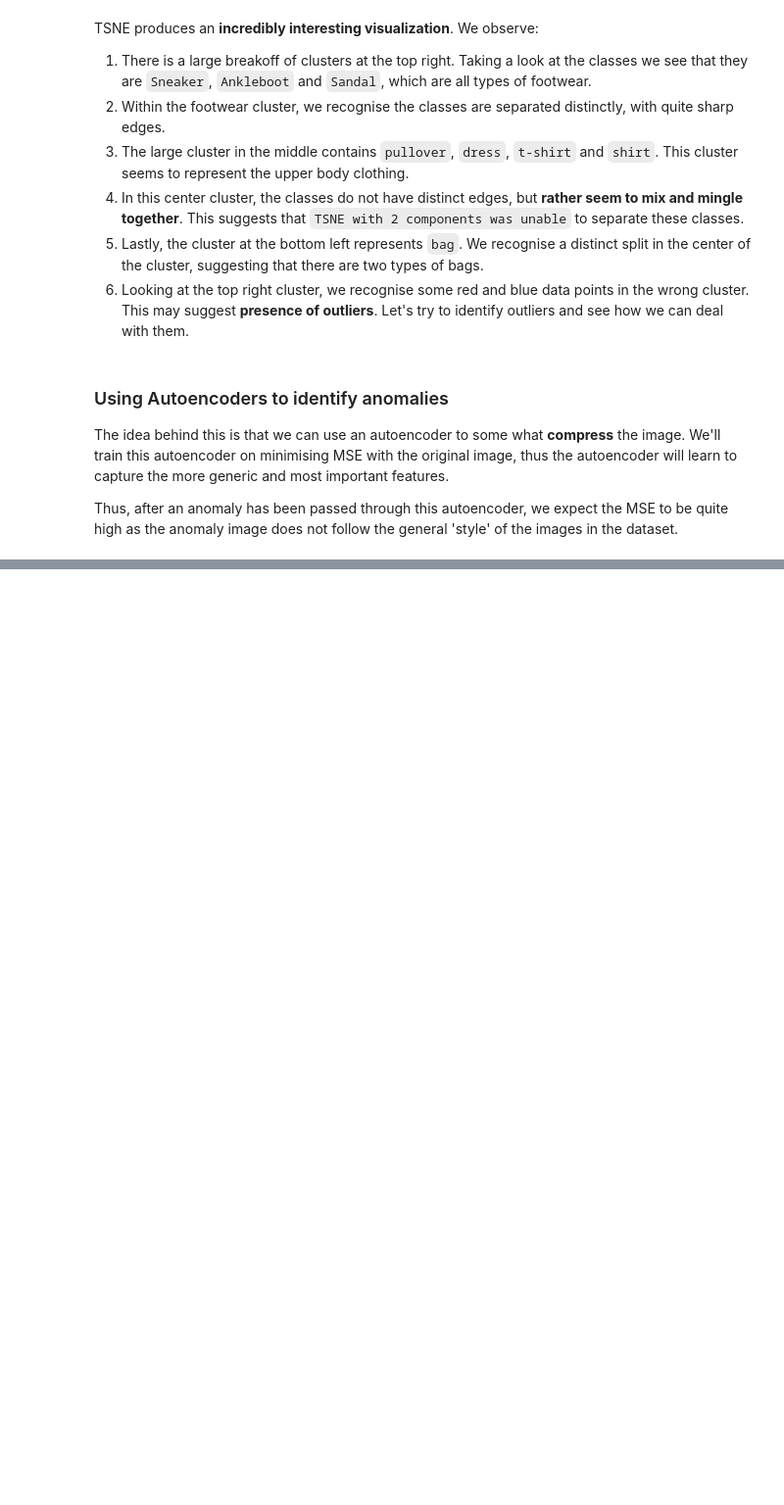
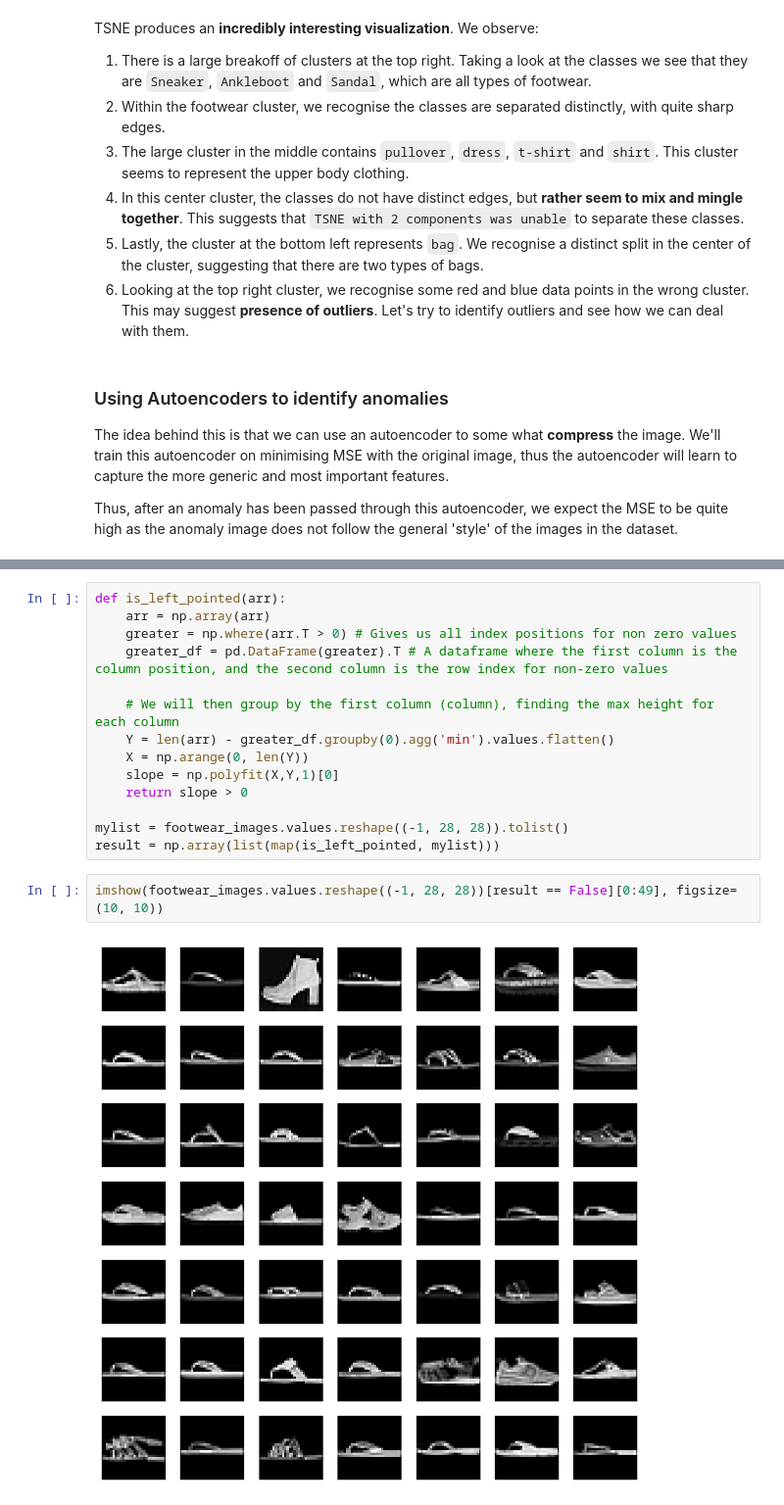
Before and after one commit to kenJPG/Fashion-MNIST, a Jupyter notebook: fashion_mnist.ipynb, the cells around one changed output, grey strips where cells are left out. Shown at 98% size. Saved outputs shown, nothing was run; the diff lists cells and outputs as text; blank space fills up the shorter version.

```diff
--- a/fashion_mnist.ipynb
+++ b/fashion_mnist.ipynb
@@ -397,0 +592,18 @@ KeyError: 21225
+# %%
+def is_left_pointed(arr):
+	arr = np.array(arr)
+	greater = np.where(arr.T > 0) # Gives us all index positions for non zero values
+	greater_df = pd.DataFrame(greater).T # A dataframe where the first column is the column position, and the second column is the row index for non-zero values
+
+	# We will then group by the first column (column), finding the max height for each column
+	Y = len(arr) - greater_df.groupby(0).agg('min').values.flatten()
+	X = np.arange(0, len(Y))
+	slope = np.polyfit(X,Y,1)[0]
+	return slope > 0
+
+mylist = footwear_images.values.reshape((-1, 28, 28)).tolist()
+result = np.array(list(map(is_left_pointed, mylist)))
+# %%
+imshow(footwear_images.values.reshape((-1, 28, 28))[result == False][0:49], figsize=(10, 10))
+# %% [output]
+[figure, added]
```
Also changed, not shown: parts of 47 cells of this notebook.
